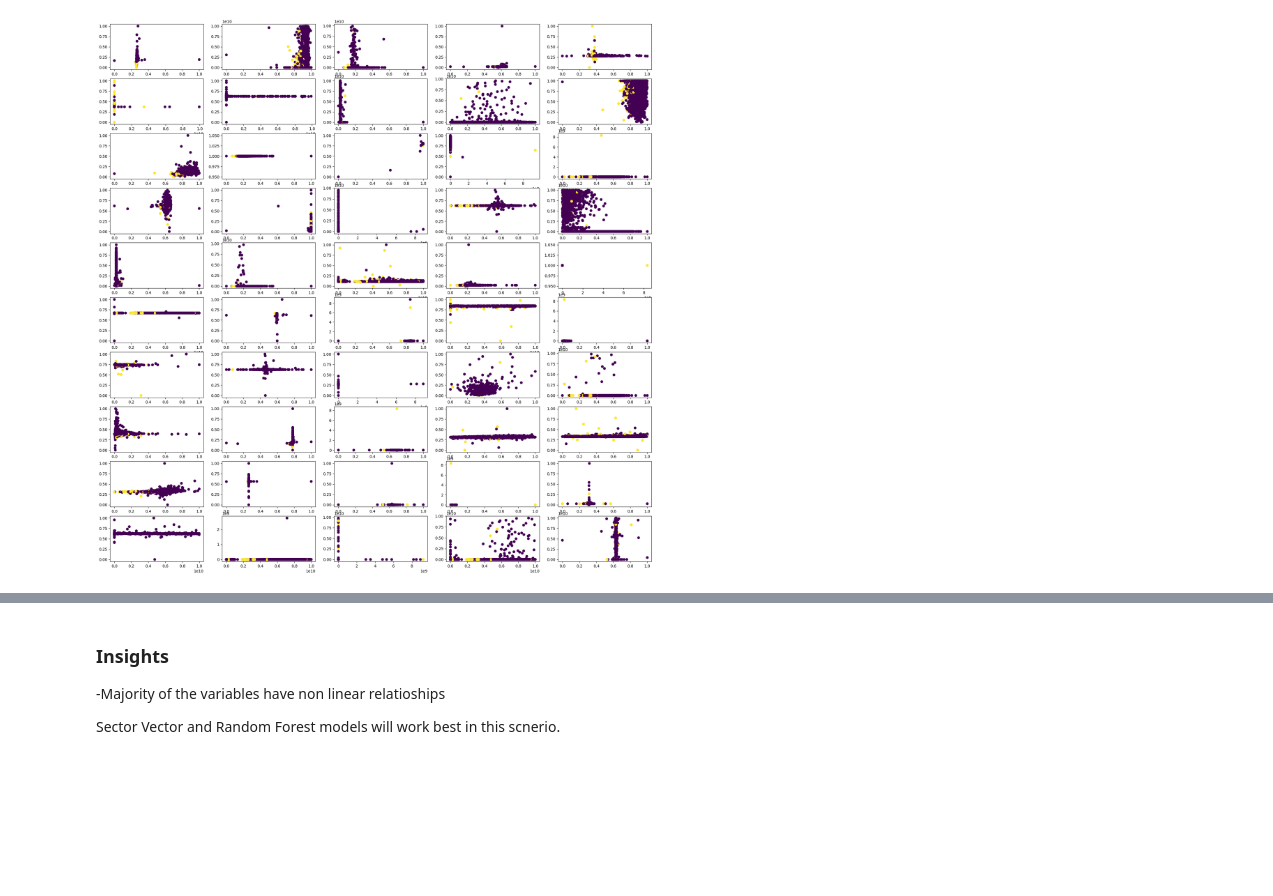
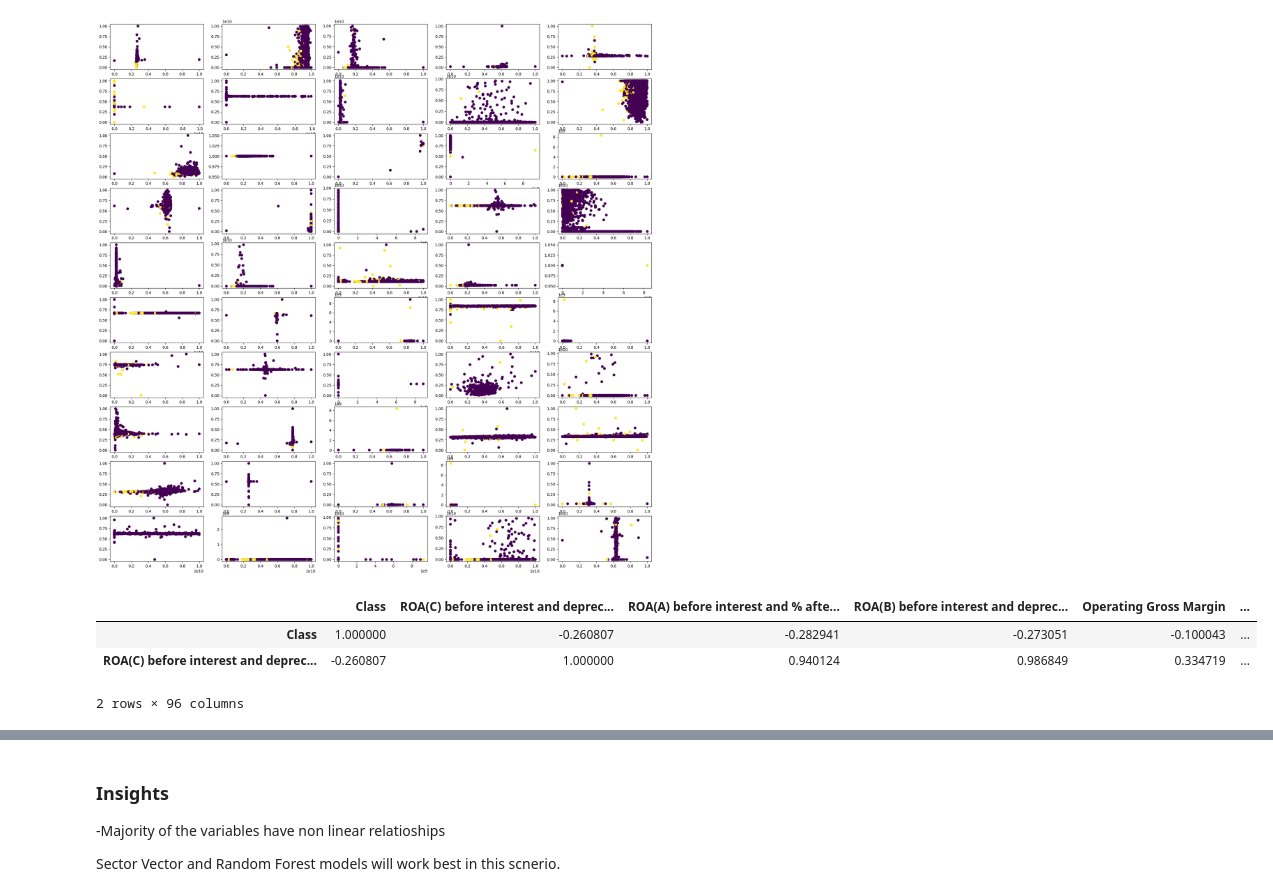
Before and after one commit to Karlajack/MachineLearning1, a Jupyter notebook: Capstone_Project_Taiwainese_bankruptcy_ML1.ipynb, the cells around one changed output, grey strips where cells are left out. Drawn from its saved outputs; the diff is of its cells as text; code cells hidden in the pictures; blank space fills up the shorter version.

```diff
--- a/Capstone_Project_Taiwainese_bankruptcy_ML1.ipynb
+++ b/Capstone_Project_Taiwainese_bankruptcy_ML1.ipynb
@@ -133,3 +133,11 @@ for i in range(len(rand)):
     plt.scatter(data[data.columns[rand[i][0]]],data[data.columns[rand[i][1]]],c=data.Class)
 # %% [output]
 [figure]
+# %%
+corr_df=data.corr()
+corr_df.head(2)
+# %% [output]
+|  | Class | ROA(C) before interest and deprec... | ROA(A) before interest and % afte... | ROA(B) before interest and deprec... | Operating Gross Margin | ... |
+| Class | 1.000000 | -0.260807 | -0.282941 | -0.273051 | -0.100043 | ... |
+| ROA(C) before interest and deprec... | -0.260807 | 1.000000 | 0.940124 | 0.986849 | 0.334719 | ... |
+2 rows × 96 columns
```
Also changed, not shown: parts of 12 cells of this notebook.
